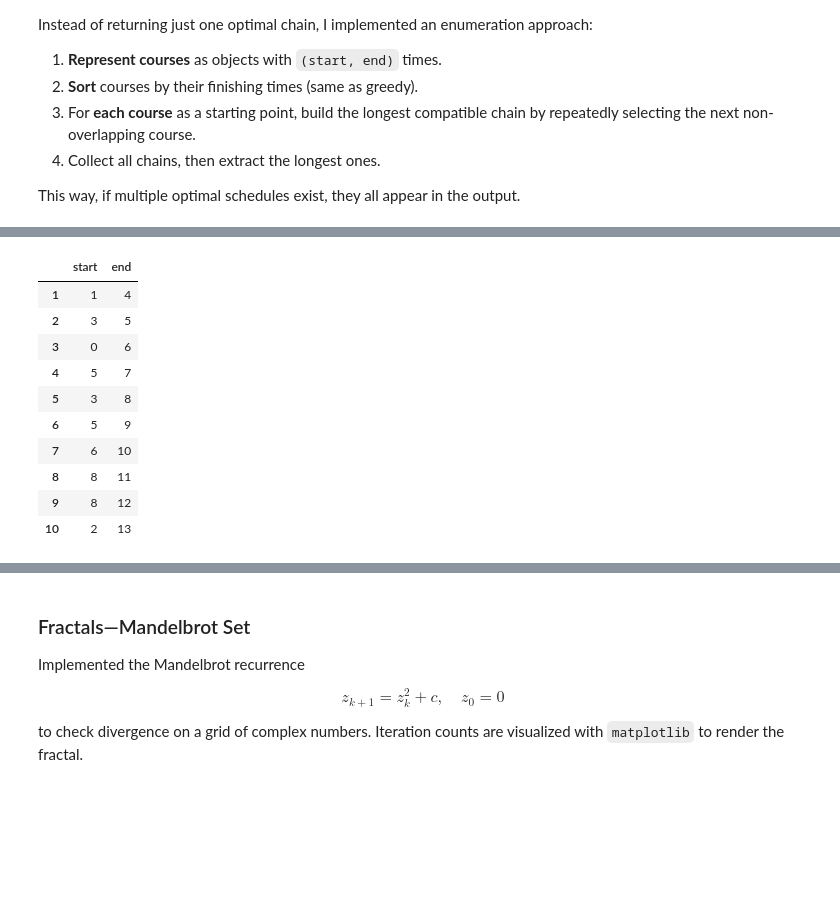
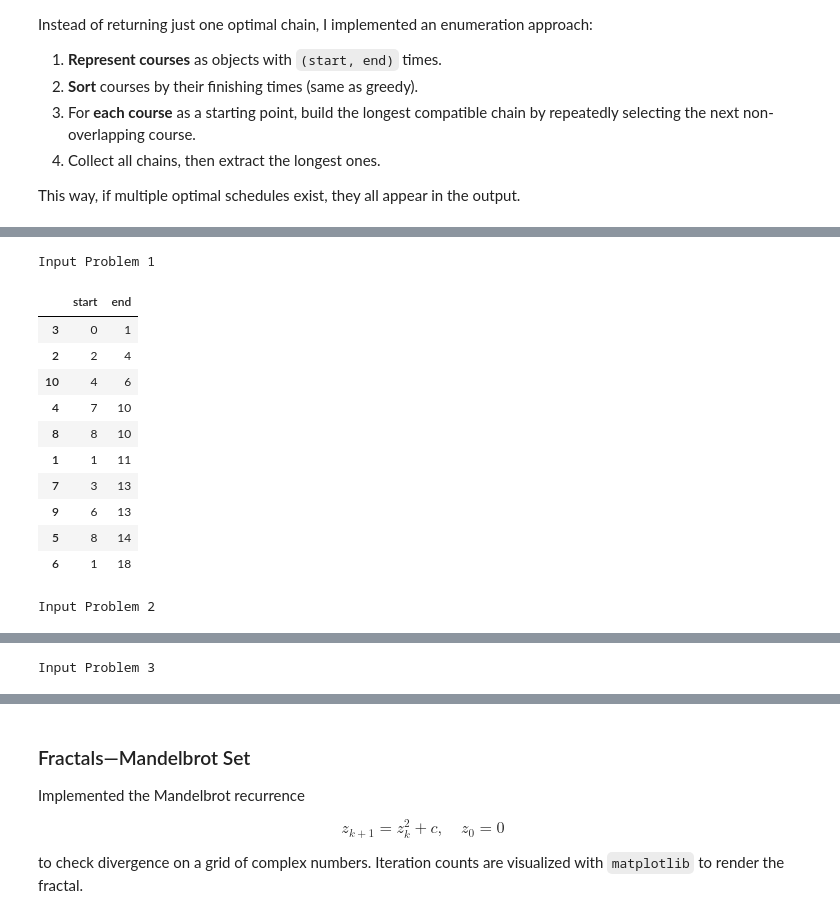
Before and after one commit to amandalin047/data-science-side-projects, a Jupyter notebook: explorations/CS_math_crypto.ipynb, the cells around one changed output, grey strips where cells are left out. Saved outputs shown, nothing was run; the diff lists cells and outputs as text; code cells hidden in the pictures; blank space fills up the shorter version.

```diff
--- a/explorations/CS_math_crypto.ipynb
+++ b/explorations/CS_math_crypto.ipynb
@@ -143,14 +143,16 @@ class Grid:
         path.reverse()
         return path
 # %%
-grid = Grid(np.array([[Cell(1,(0,0)), Cell(3,(0,1)), Cell(10,(0,2)), Cell(4,(0,3))],
-                      [Cell(9,(1,0)), Cell(6,(1,1)), Cell(7,(1,2)), Cell(8,(1,3))],
-                      [Cell(4,(2,0)), Cell(1,(2,1)), Cell(6,(2,2)), Cell(12,(2,3))],
-                      [Cell(13,(3,0)), Cell(4,(3,1)), Cell(15,(3,2)), Cell(16,(3,3))]]))
+def make_grid(size: tuple, max_cost=20):
+    costs = np.random.randint(1, max_cost, size=size)
+    grid = Grid(np.array([[Cell(costs[i][j], (i,j)) for j in range(size[1])] for i in range(size[0])]))
+    return grid
 
-solution_path, end_cell = grid.solve_brute_force()
-
-print(f"Brute-force solution path: {solution_path}")
-print(f"End cell: {end_cell.position}\n")
-print(f"Dynamic Programming solution:\n{grid.solve_dynamic_programming()}")
+grid1, grid2, grid3 = make_grid((3,3)), make_grid((4,4)), make_grid((5,5))
+grids = [grid1, grid2, grid3]
+for _, grid in enumerate(grids):
+    solution_path, end_cell = grid.solve_brute_force()
+    print(f"Brute-force solution path for grid size grid{_+1}: {solution_path}")
+    print(f"End cell: {end_cell.position}")
+    print(f"Dynamic Programming solution: {grid.solve_dynamic_programming()}\n")
 # %% [output]
@@ -191,23 +215,43 @@ class Course:
 # %%
-input_problem = [(1,4),(3,5),(0,6),(5,7),(3,8),(5,9),(6,10),(8,11),(8,12),(2,13)]
+class Course:
+    def __init__(self, number, start, end):
+        self.number = number
+        self.start = start
+        self.end = end
 
-courses = [Course(i+1, x[0], x[1]) for i, x in enumerate(input_problem)]
 
-courses = sorted(courses, key=lambda x: x.end)
-df = pd.DataFrame(index=[course.number for course in courses],
-                  columns=['start', 'end'])
-df['start'] = [course.start for course in courses]
-df['end'] = [course.end for course in courses]
-df
+def generate_problem(n):
+    starts = np.random.randint(0, 10, size=n)
+    ends = 0
+    while np.any(ends <= starts):
+        ends = np.random.randint(0, 20, size=n)
+    input_problem = [(starts[i], ends[i]) for i in range(n)]
+    return input_problem
+
+input_problems = [generate_problem(10), generate_problem(15), generate_problem(20)]
+dfs = []
+for _, input_problem in enumerate(input_problems):
+    courses = [Course(i+1, x[0], x[1]) for i, x in enumerate(input_problem)]
+
+    courses = sorted(courses, key=lambda x: x.end)
+    df = pd.DataFrame(index=[course.number for course in courses],
+                      columns=["start", "end"])
+    df["start"] = [course.start for course in courses]
+    df["end"] = [course.end for course in courses]
+    print(f"Input Problem {_+1}")
+    dfs.append(df)
+    display(df)
 # %% [output]
+Input Problem 1
 |  | start | end |
-| 1 | 1 | 4 |
-| 2 | 3 | 5 |
-| 3 | 0 | 6 |
-| 4 | 5 | 7 |
-| 5 | 3 | 8 |
-| 6 | 5 | 9 |
-| 7 | 6 | 10 |
-| 8 | 8 | 11 |
-| 9 | 8 | 12 |
-| 10 | 2 | 13 |
+| 3 | 0 | 1 |
+| 2 | 2 | 4 |
+| 10 | 4 | 6 |
+| 4 | 7 | 10 |
+| 8 | 8 | 10 |
+| 1 | 1 | 11 |
+| 7 | 3 | 13 |
+| 9 | 6 | 13 |
+| 5 | 8 | 14 |
+| 6 | 1 | 18 |
+Input Problem 2
@@ -213,0 +274 @@ df
+Input Problem 3
```
Also changed, not shown: parts of 16 cells of this notebook.
